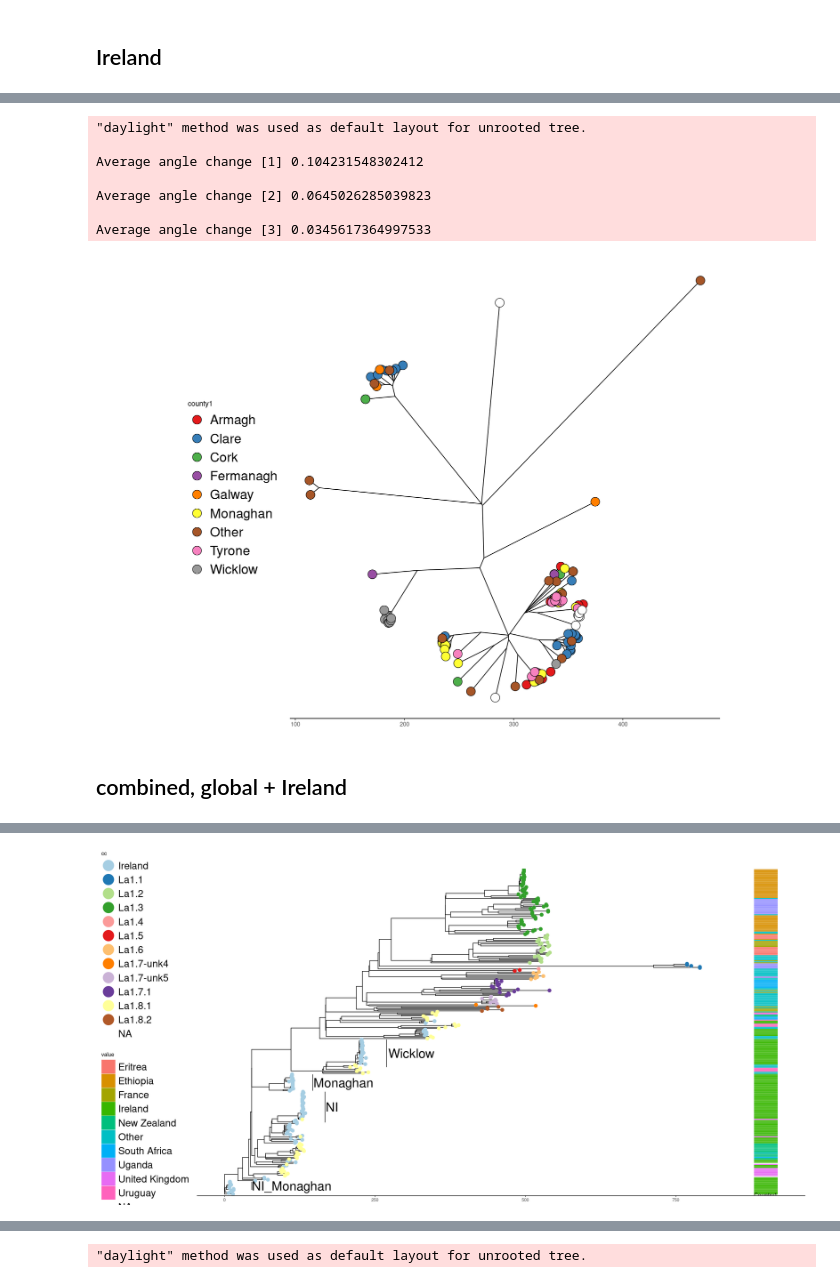
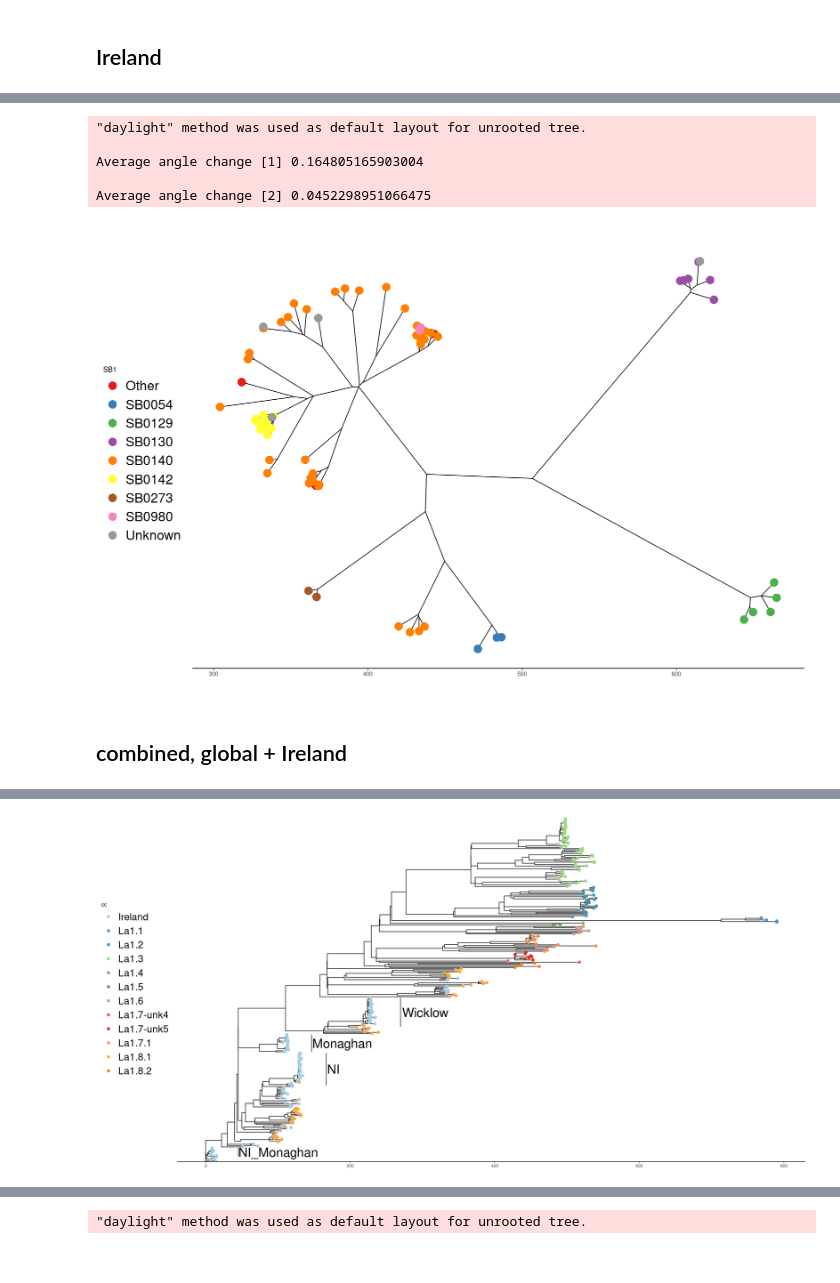
Before and after one commit to dmnfarrell/snipgenie, a Jupyter notebook: notebooks/lineages_tree.ipynb, the cells around one changed output, grey strips where cells are left out. Saved outputs shown, nothing was run; the diff lists cells and outputs as text; code cells hidden in the pictures.

```diff
--- a/notebooks/lineages_tree.ipynb
+++ b/notebooks/lineages_tree.ipynb
@@ -97,28 +75,26 @@ ggplottree(stree,meta2,'snp50',layout='rect',cmap='Set1',tiplabel=TRUE)
 # %%
 set.seed(10)
-randtips<-sample(iretree$tip.label,150)
+randtips<-sample(iretree$tip.label,80)
 randtree <- keep.tip(iretree, randtips)
 options(repr.plot.width=15, repr.plot.height=10)
-p<-ggplottree(randtree, meta2, layout='unrooted','county1', cmap='Set1', tipsize=6)
+p<-ggplottree(randtree, meta2, layout='unrooted','SB1', cmap='Set1', tipsize=6)
 #labels <- list(SB0054=10,Monaghan=20)
 #labelclades(p, labels)
 p
 # %% [output]
 "daylight" method was used as default layout for unrooted tree.
 
-Average angle change [1] 0.104231548302412
+Average angle change [1] 0.164805165903004
 
-Average angle change [2] 0.0645026285039823
-
-Average angle change [3] 0.0345617364997533
+Average angle change [2] 0.0452298951066475
-[figure, old version]
+[figure, new version]
 # %% [markdown]
 ## combined, global + Ireland
 # %%
 options(repr.plot.width=20, repr.plot.height=10)
 tips<-row.names(meta[(meta$cc %in% c('La2','La3')),])
 stree <- drop.tip(mltree, tips)
-p<-ggplottree(stree, meta, layout='rect', 'cc','Country1', cmap='Paired', title='')
+p<-ggplottree(stree, meta, layout='rect', 'cc','Country1', cmap='Paired')
 labels <- list(Wicklow=360,Monaghan=339,NI_Monaghan=321,NI=561)
 labelclades(p, labels)
 # %% [output]
@@ -127,4 +101,4 @@ Warning message:
-[figure, old version]
+[figure, new version]
 # %%
 ggplottree(stree, meta, layout='unrooted', 'cc', cmap='Paired')
 # %% [output]
```
Also changed, not shown: parts of 11 cells of this notebook, 18 other files.
